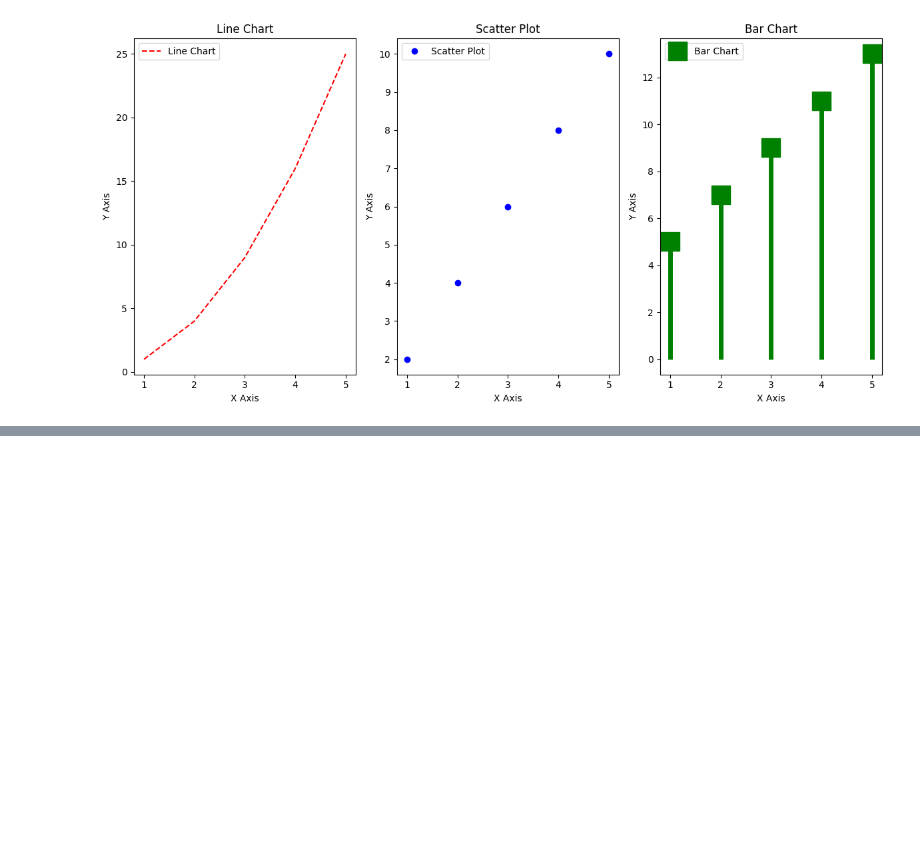
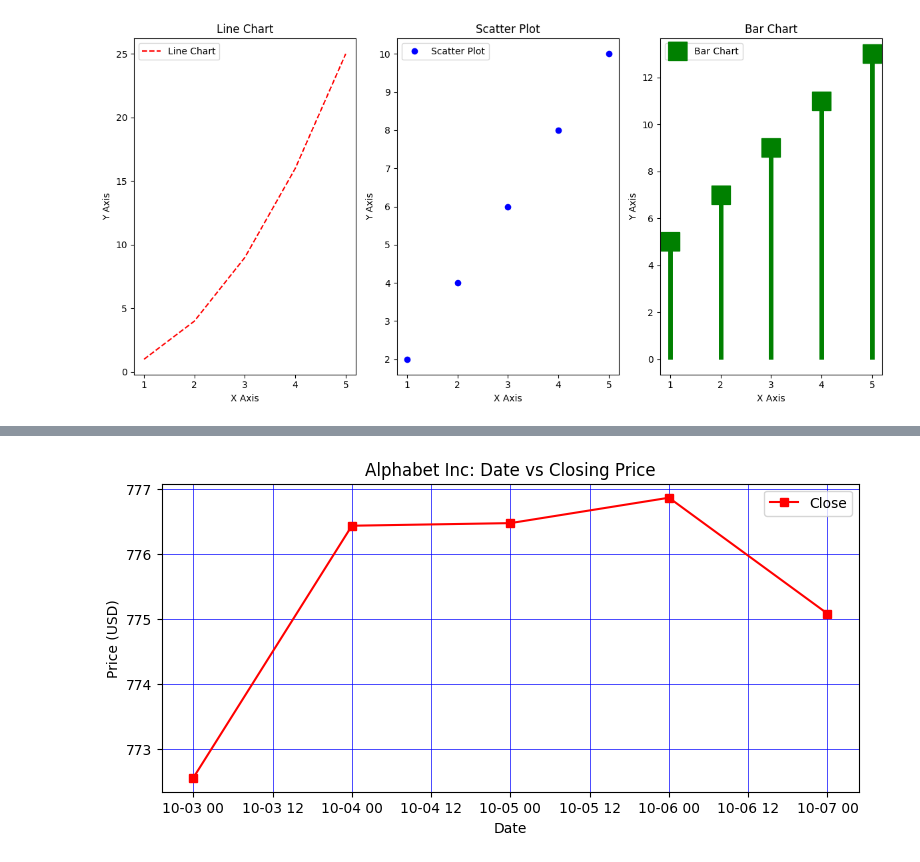
Before and after one commit to ayush-prajapati01/Python-Libraries, a Jupyter notebook: Matplotlib_Programs/matplotlib_programs.ipynb, the cells around one changed output, grey strips where cells are left out. Cells and saved outputs as stored; diff of their text form; code cells hidden in the pictures; blank space fills up the shorter version.

Commit message:
[Ayush] Add: Python program to display the grid and draw line charts of the closing value of Alphabet Inc. between October 3, 2016 to October 7, 2016.

```diff
--- a/Matplotlib_Programs/matplotlib_programs.ipynb
+++ b/Matplotlib_Programs/matplotlib_programs.ipynb
@@ -421,0 +425,19 @@ if __name__ == "__main__":
+# %%
+def main():
+    data = pd.read_csv('fdata.csv')
+    data['Date'] = pd.to_datetime(data['Date'], format='%d-%m-%y')
+
+    plt.figure(figsize=(9,4))
+    plt.plot(data['Date'], data['Close'], label='Close', marker='s', c = 'red')
+    plt.xlabel('Date')
+    plt.ylabel('Price (USD)')
+    plt.title('Alphabet Inc: Date vs Closing Price')
+    plt.grid(True, linestyle='-', linewidth=0.5, color='blue')
+    plt.legend()
+    plt.show()
+
+
+if __name__ == "__main__":
+    main()
+# %% [output]
+[figure, added]
```
Also changed, not shown: parts of 1 cell of this notebook.
